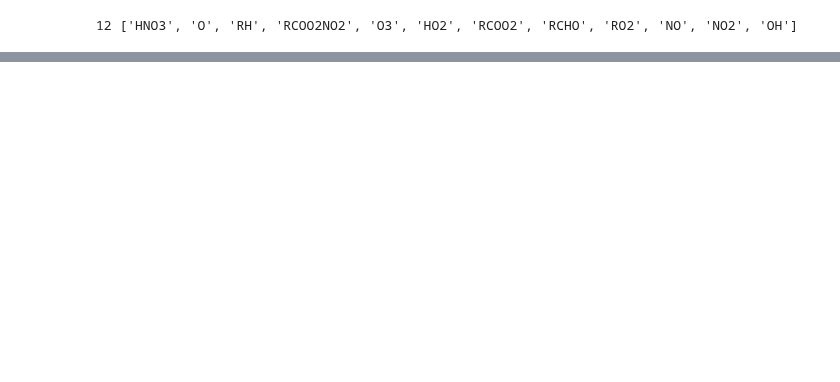
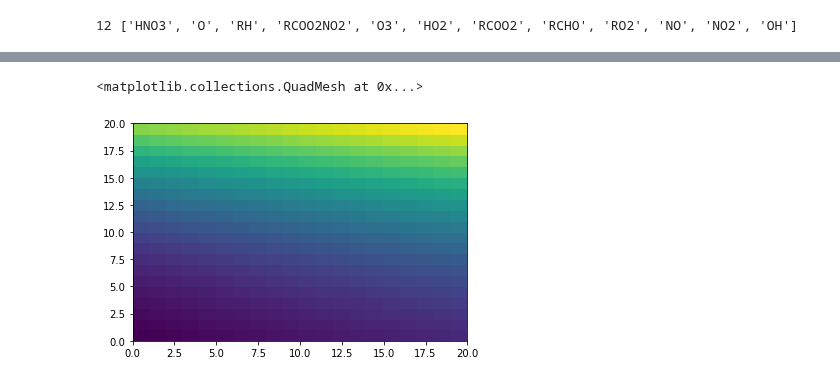
Before and after one commit to JiaweiZhuang/KPP, a Jupyter notebook: my_tests/smog/try_HDMR.ipynb, the cells around one changed output, grey strips where cells are left out. Drawn from its saved outputs; the diff is of its cells as text; code cells hidden in the pictures; blank space fills up the shorter version.

```diff
--- a/my_tests/smog/try_HDMR.ipynb
+++ b/my_tests/smog/try_HDMR.ipynb
@@ -35,0 +57,18 @@ plt.plot(y0_list[:,n], StandardScaler().fit_transform(f1));
+# %%
+i, j = 4, 7
+# %%
+y0_list = np.empty([20, 20, 12])
+y0_list[:] = df_range['mid'].values
+
+range_1d = lambda i: np.linspace(df_range['min'][i], df_range['max'][i], 20)
+range_2d = lambda i, j: np.meshgrid(range_1d(i), range_1d(j))
+
+y0_list[:,:,i] = range_2d(i, j)[0]
+y0_list[:,:,j] = range_2d(i, j)[1]
+
+f2 = kpp.onestep(y0_list.reshape(-1,12).T).T.reshape(20,20,12)
+# %%
+plt.pcolormesh(f2[..., 5])
+# %% [output]
+<matplotlib.collections.QuadMesh at 0x...>
+[figure, added]
```
Also changed, not shown: parts of 6 cells of this notebook.
